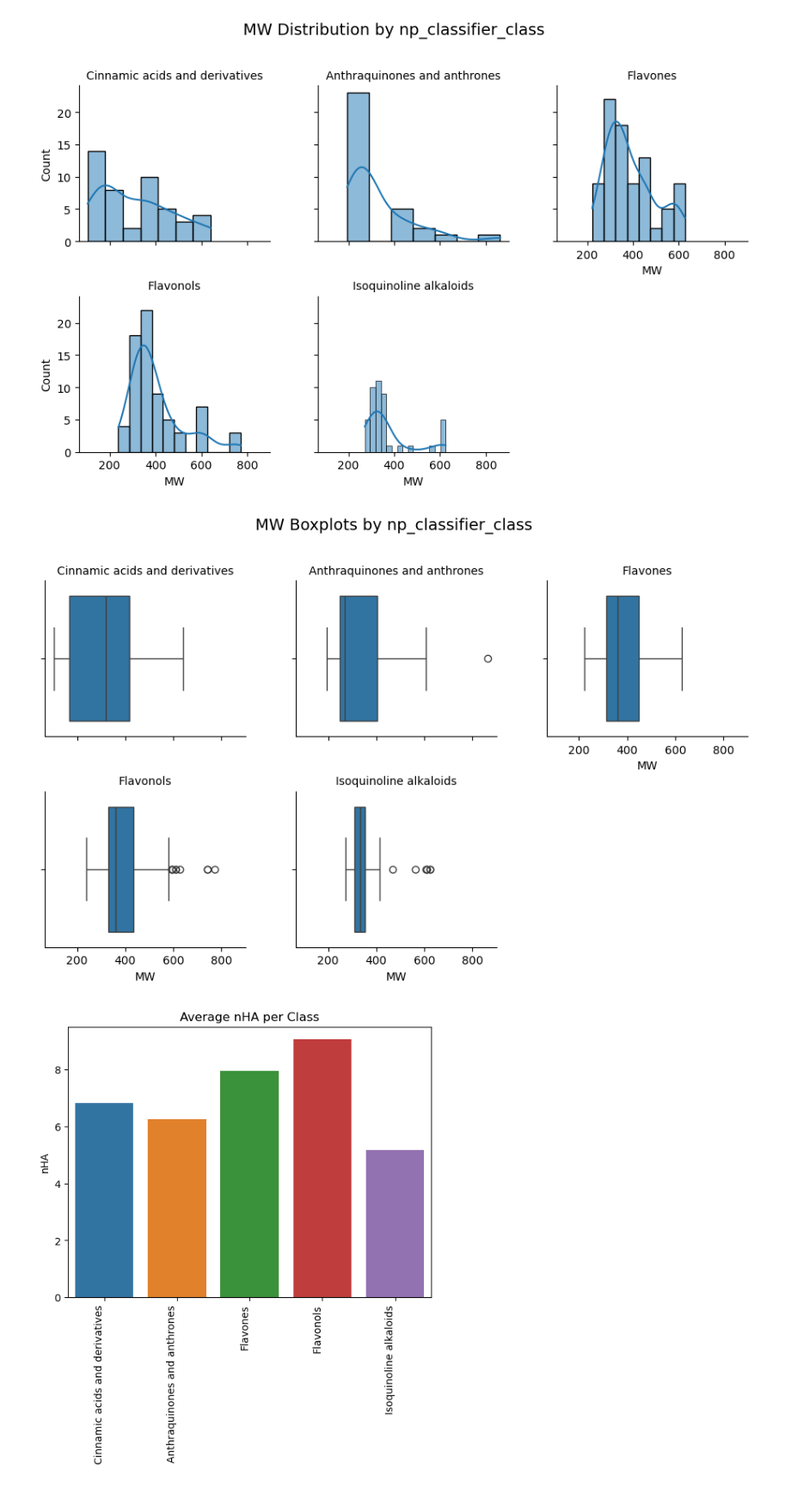
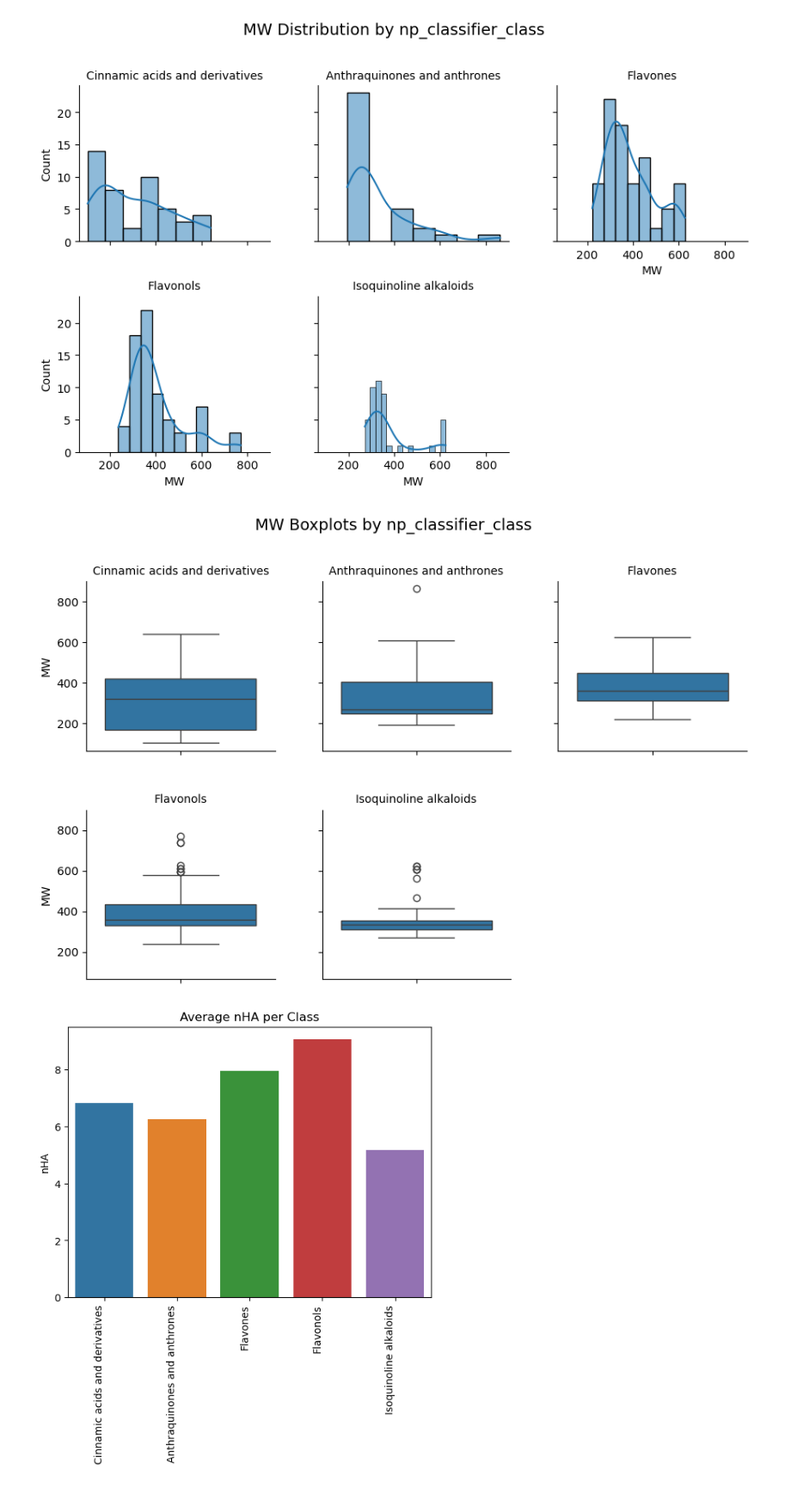
Before and after one commit to alexthorr/inflamnat, a Jupyter notebook: EDA1.ipynb, the cells around one changed output. Shown at 86% size. Cells and saved outputs as stored; diff of their text form; code cells hidden in the pictures.

```diff
--- a/EDA1.ipynb
+++ b/EDA1.ipynb
@@ -173,29 +193,29 @@ plt.show()
 # %%
 import seaborn as sns
 import matplotlib.pyplot as plt
 
 g = sns.FacetGrid(
     prop,
     col="np_classifier_class",
     col_wrap=3,
     sharex=True,
     sharey=True
 )
 
-g.map_dataframe(sns.boxplot, x="MW")
+g.map_dataframe(sns.boxplot, y="MW")
 
 # Ajustar títulos de cada panel
 g.set_titles(col_template="{col_name}", size=10)
 
 # Ajustar espacios entre subplots
 g.fig.subplots_adjust(top=0.85, wspace=0.25, hspace=0.35)
 
 # Título general
 g.fig.suptitle("MW Boxplots by np_classifier_class", fontsize=14)
 
 plt.show()
 # %% [output]
-[figure, old version]
+[figure, new version]
 # %%
 sns.barplot(data=prop, x="np_classifier_class", y="nHA", errorbar=None, hue='np_classifier_class')
 plt.xticks(rotation=90, ha='right')
```
Also changed, not shown: parts of 10 cells of this notebook.
